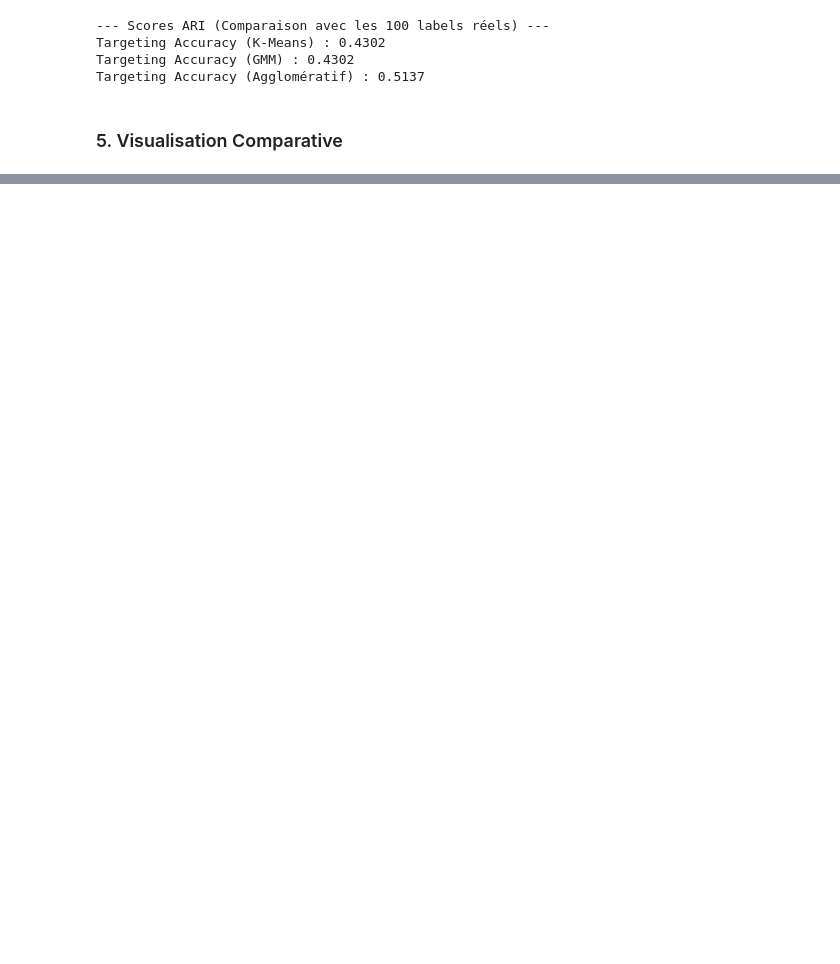
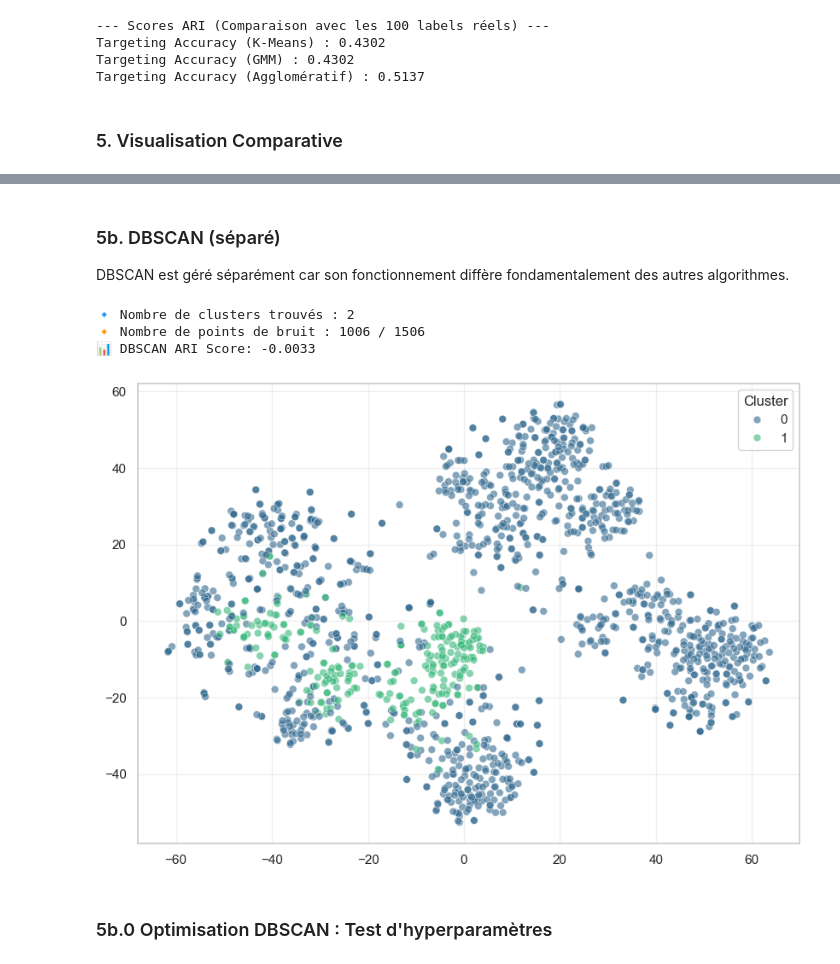
Before and after one commit to XavierCoulon/OC_P10_SSL_BrainScanAI, a Jupyter notebook: notebooks/03_non_supervised_approach.ipynb, the cells around one changed output, grey strips where cells are left out. Saved outputs shown, nothing was run; the diff lists cells and outputs as text; code cells hidden in the pictures; blank space fills up the shorter version.

```diff
--- a/notebooks/03_non_supervised_approach.ipynb
+++ b/notebooks/03_non_supervised_approach.ipynb
@@ -91,0 +127,58 @@ plot_clustering_comparison(projections, df, labels_dict, scores_dict)
+# %% [markdown]
+### 5b. DBSCAN (séparé)
+
+DBSCAN est géré séparément car son fonctionnement diffère fondamentalement des autres algorithmes.
+# %%
+from sklearn.cluster import DBSCAN
+from sklearn.metrics import adjusted_rand_score
+import numpy as np
+
+# 1. DBSCAN simple avec paramètres par défaut
+dbscan = DBSCAN(eps=38, min_samples=50)
+db_clusters = dbscan.fit_predict(features_pca)
+
+# 2. Analyse des résultats
+n_clusters = len(set(db_clusters)) - (1 if -1 in db_clusters else 0)
+n_noise = np.sum(db_clusters == -1)
+
+print(f"🔹 Nombre de clusters trouvés : {n_clusters}")
+print(f"🔸 Nombre de points de bruit : {n_noise} / {len(db_clusters)}")
+
+# 3. Calcul de l'ARI
+mask = df["label"] != -1
+true_labels = df[mask]["label"].values
+
+noise_mask = db_clusters == -1
+if noise_mask.any() and n_clusters > 0:
+    most_common = np.bincount(db_clusters[~noise_mask]).argmax()
+    db_clusters[noise_mask] = most_common
+
+db_clusters_strong = db_clusters[mask]
+ari_score = adjusted_rand_score(true_labels, db_clusters_strong)
+scores_dict["DBSCAN"] = ari_score
+labels_dict["DBSCAN"] = db_clusters
+
+print(f"📊 DBSCAN ARI Score: {ari_score:.4f}")
+
+# 4. Visualisation
+plt.figure(figsize=(10, 7))
+sns.scatterplot(
+    x=projections[:, 0],
+    y=projections[:, 1],
+    hue=db_clusters,
+    palette="viridis",
+    alpha=0.6,
+    edgecolor="w",
+    s=40
+)
+# plt.title(f"DBSCAN (eps=35, min_samples=5) - ARI: {ari_score:.4f}")
+plt.legend(title="Cluster")
+plt.grid(True, alpha=0.3)
+plt.show()
+# %% [output]
+🔹 Nombre de clusters trouvés : 2
+🔸 Nombre de points de bruit : 1006 / 1506
+📊 DBSCAN ARI Score: -0.0033
+[figure, added]
+# %% [markdown]
+### 5b.0 Optimisation DBSCAN : Test d'hyperparamètres
```
Also changed, not shown: parts of 5 cells of this notebook, 4 other files.
